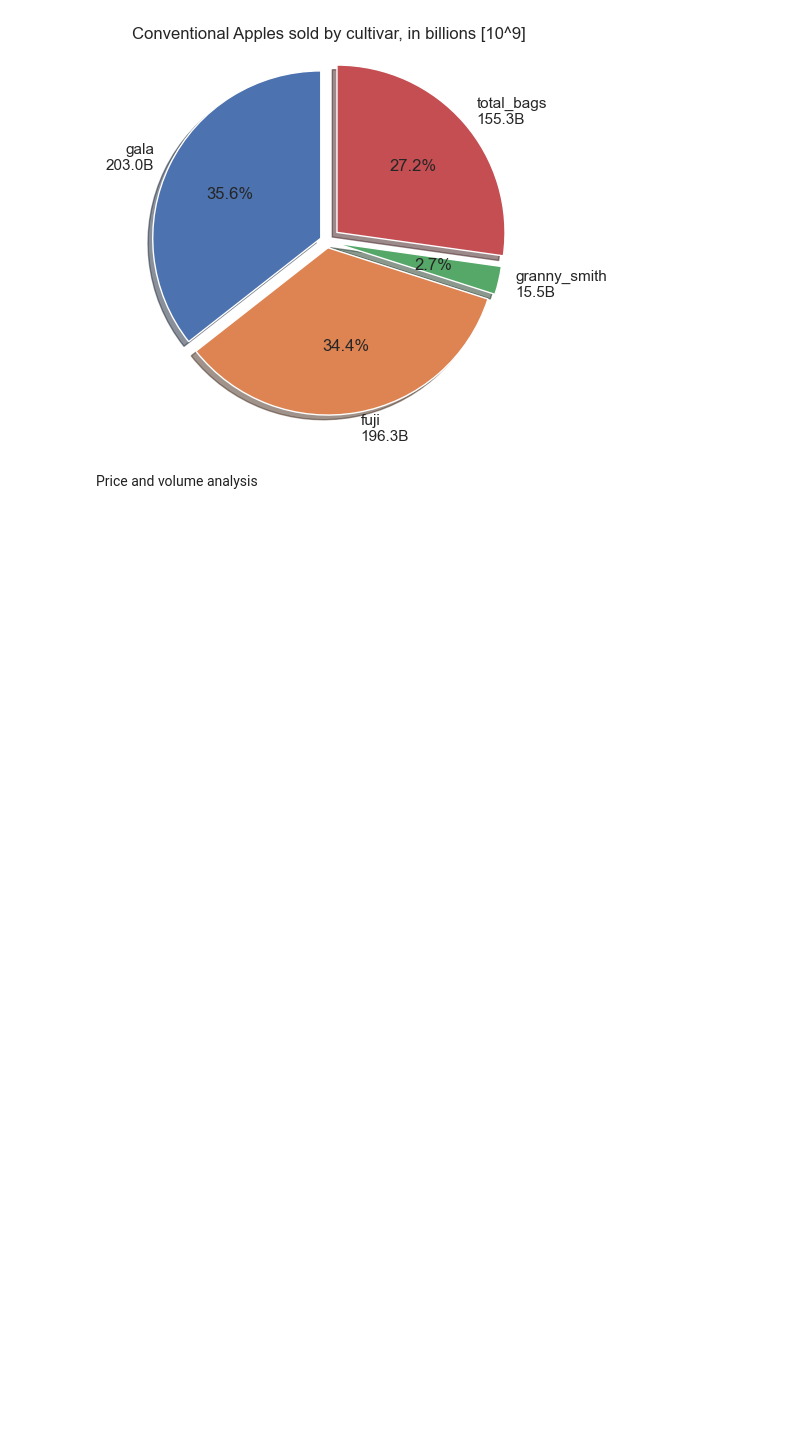
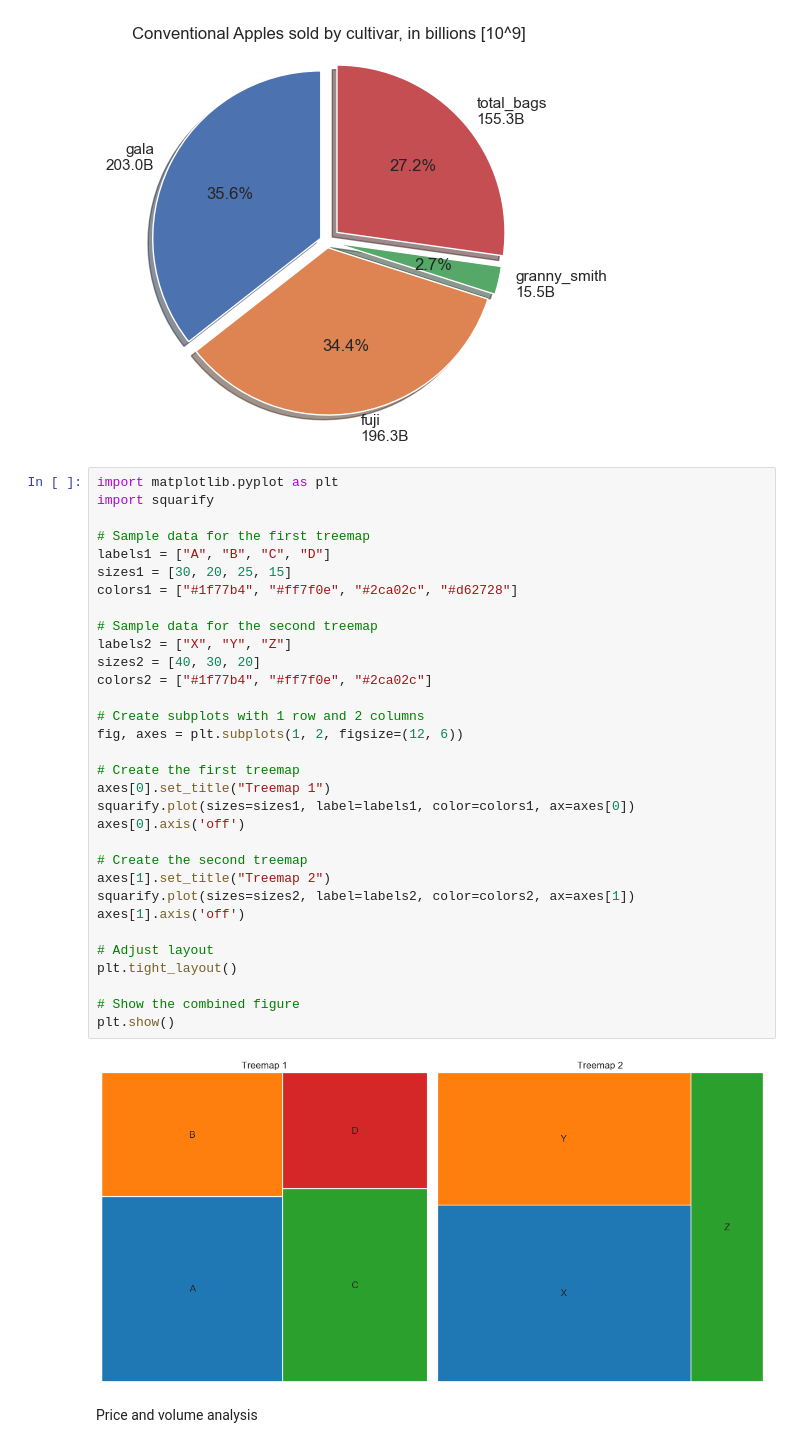
Before and after one commit to marcelomoraiscloser/apple_price, a Jupyter notebook: ApplePricePredictor.ipynb, the cells around one changed output. Drawn from its saved outputs; the diff is of its cells as text; blank space fills up the shorter version.

```diff
--- a/ApplePricePredictor.ipynb
+++ b/ApplePricePredictor.ipynb
@@ -149,6 +147,40 @@ def pie_chart_per_apple_type(d, title):
 pie_chart_per_apple_type(df_conv, 'Conventional Apples sold by cultivar, in billions [10^9]')
 # %% [output]
 [figure]
+# %%
+import matplotlib.pyplot as plt
+import squarify
+
+# Sample data for the first treemap
+labels1 = ["A", "B", "C", "D"]
+sizes1 = [30, 20, 25, 15]
+colors1 = ["#1f77b4", "#ff7f0e", "#2ca02c", "#d62728"]
+
+# Sample data for the second treemap
+labels2 = ["X", "Y", "Z"]
+sizes2 = [40, 30, 20]
+colors2 = ["#1f77b4", "#ff7f0e", "#2ca02c"]
+
+# Create subplots with 1 row and 2 columns
+fig, axes = plt.subplots(1, 2, figsize=(12, 6))
+
+# Create the first treemap
+axes[0].set_title("Treemap 1")
+squarify.plot(sizes=sizes1, label=labels1, color=colors1, ax=axes[0])
+axes[0].axis('off')
+
+# Create the second treemap
+axes[1].set_title("Treemap 2")
+squarify.plot(sizes=sizes2, label=labels2, color=colors2, ax=axes[1])
+axes[1].axis('off')
+
+# Adjust layout
+plt.tight_layout()
+
+# Show the combined figure
+plt.show()
+# %% [output]
+[figure, added]
 # %% [markdown]
 Price and volume analysis
 # %%
```
Also changed, not shown: parts of 8 cells of this notebook.
